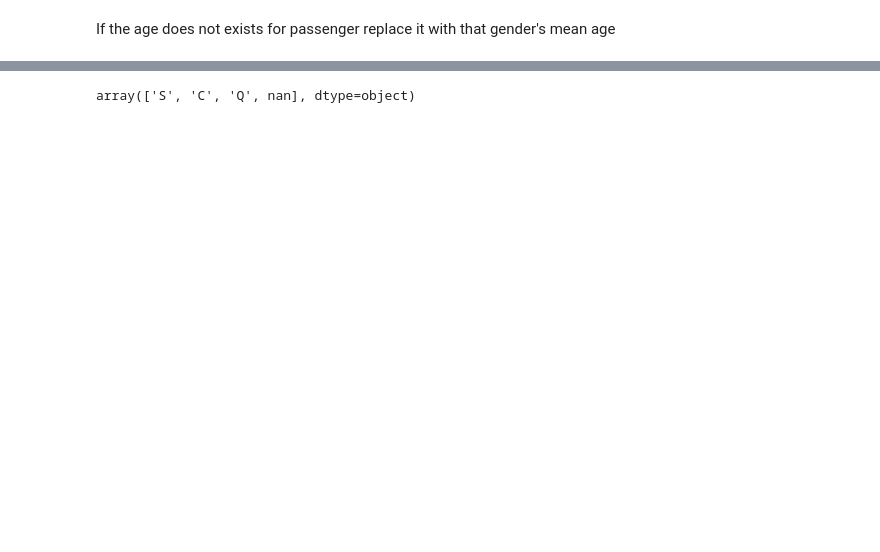
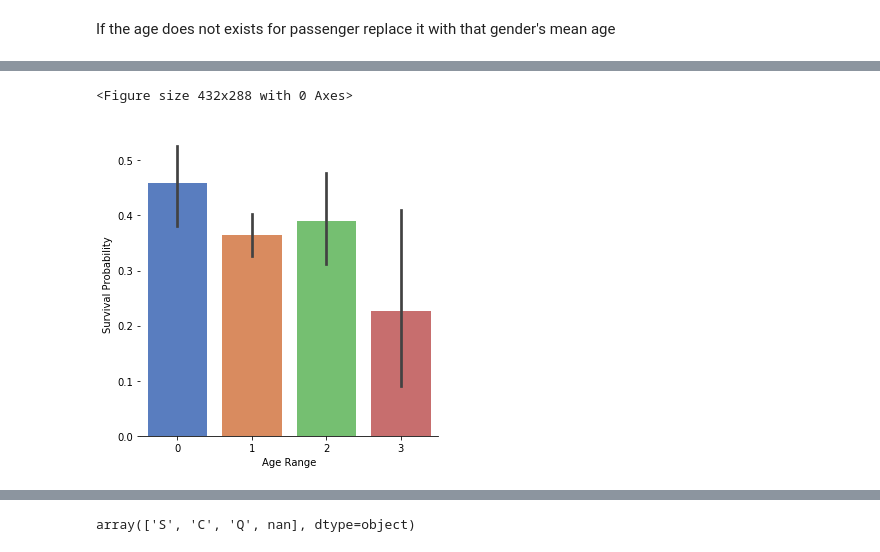
Before and after one commit to kuds/TitanicSurvivalPrediction, a Jupyter notebook: Data Visualization for Titanic Data.ipynb, the cells around one changed output, grey strips where cells are left out. Saved outputs shown, nothing was run; the diff lists cells and outputs as text; code cells hidden in the pictures; blank space fills up the shorter version.

```diff
--- a/Data Visualization for Titanic Data.ipynb
+++ b/Data Visualization for Titanic Data.ipynb
@@ -285,0 +296,11 @@ If Embarked is
+# %%
+combinedDF["Age Range"] = pandas.cut(combinedDF["Age"], bins=bins, labels=range(bins))
+plt.clf()
+embarkedDF = combinedDF[combinedDF["Dataset"] == "Train"][["Age Range", "Survived"]]
+g = sns.catplot(x="Age Range", y="Survived", data=embarkedDF.sort_values(by="Age Range"), kind="bar", height = 5, palette = "muted")
+g = g.set_ylabels("Survival Probability")
+g.despine(left=True)
+plt.show()
+# %% [output]
+<Figure size 432x288 with 0 Axes>
+[figure, added]
```
Also changed, not shown: parts of 39 cells of this notebook.
